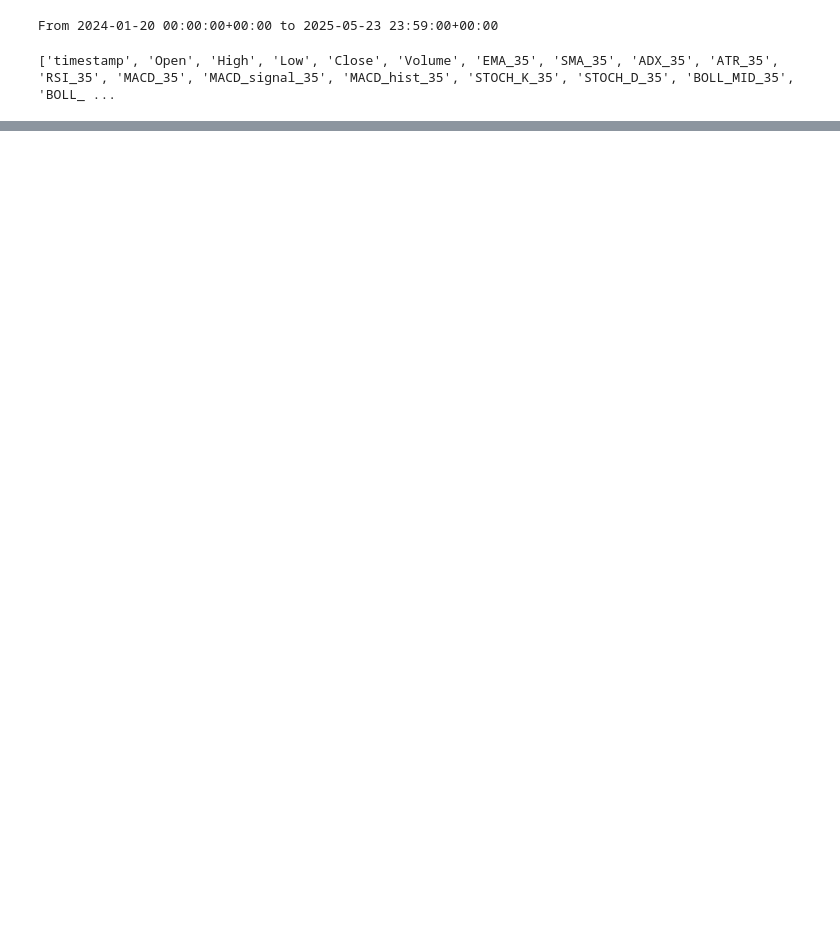
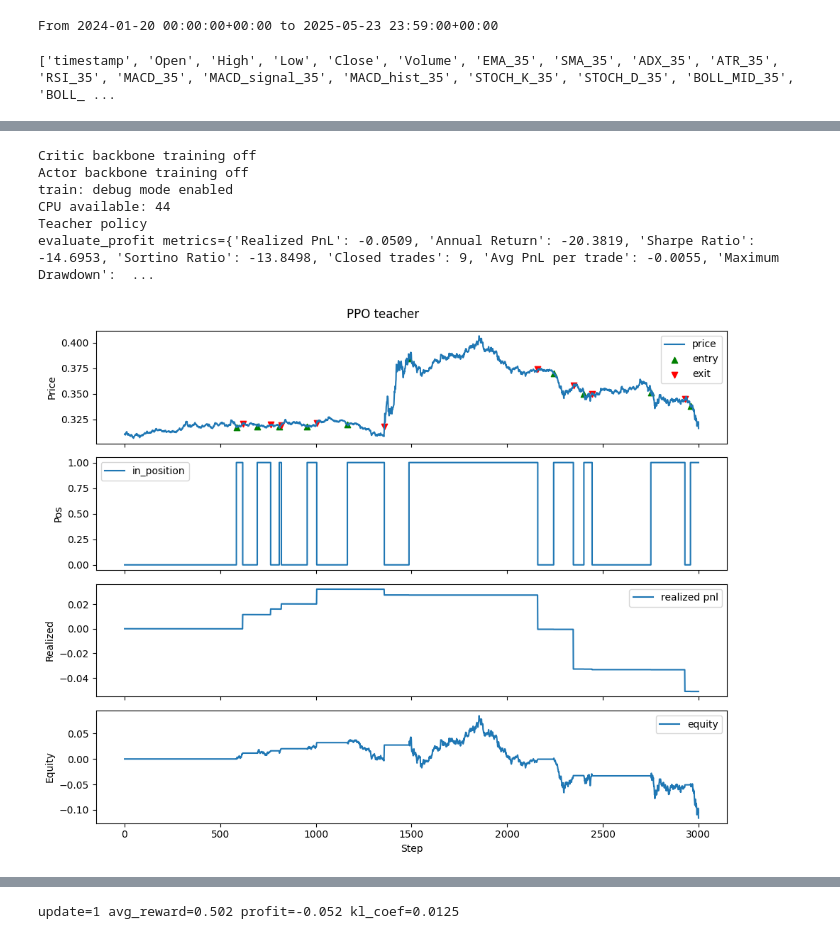
Before and after one commit to SIA86/pretrained_rl_ppo_model, a Jupyter notebook: RL_training.ipynb, the cells around one changed output, grey strips where cells are left out. Drawn from its saved outputs; the diff is of its cells as text; code cells hidden in the pictures; blank space fills up the shorter version.

```diff
--- a/RL_training.ipynb
+++ b/RL_training.ipynb
@@ -272,29 +413,28 @@ update=1 avg_reward=-0.081 profit=0.035 kl_coef=0.0810
 # @title Fine tuning
 
 # Параметры
-SPLITS = (0.8, 0.10, 0.10)
-SEQ_LEN = 5
-BEST_ACTOR_PATH = "/content/drive/MyDrive/stocks/pretrained_rl_ppo/ppo_weights/exp1/actor_final.weights.h5"
-BEST_CRITIC_PATH = "/content/drive/MyDrive/stocks/pretrained_rl_ppo/ppo_weights/exp1/critic_final.weights.h5"
+SL_MODEL_CONFIG = "/content/drive/MyDrive/stocks/pretrained_rl_ppo/sl_weights/exp1/config.joblib"
+PPO_SAVE_PATH = '/content/drive/MyDrive/stocks/pretrained_rl_ppo/ppo_weights/ft'
+CONFIG = joblib.load(SL_MODEL_CONFIG)
+
+SPLITS = (0.83, 0.12, 0.05)
+BEST_PATH = "/content/drive/MyDrive/stocks/pretrained_rl_ppo/ppo_weights/exp2/actor_best_1.weights.h5"
+BEST_CRITIC_PATH = "/content/drive/MyDrive/stocks/pretrained_rl_ppo/ppo_weights/exp2/critic_best_1.weights.h5"
 BEST_BACKBONE_PATH = ""
+FEATURES = CONFIG['features']
+ACCOUNT_F = CONFIG['state']
 
-FEE = 0.0002
-SLIPPAGE = 0.0001
-T = None
+# @title PPO training parameters
+PPO_SEQ_LEN = CONFIG['seq_len'] # ширина окна (такая же как при обучении SL)
+PPO_FEATURES_DIM = len(FEATURES) + len(ACCOUNT_F)
+PPO_NUM_ACTIONS = CONFIG['num_actions'] # кол-во возможных действий (такое же как при обучении SL)
+PPO_UNITS_PER_LAYER = CONFIG['units_per_layer'] #  кол-во нейронов (такое же как при обучении SL)
+PPO_DROPOUT = CONFIG['dropout']
 
-FEATURES = ['Open', 'High', 'Low', 'Close', 'Volume']
-for i in [189, 210, 217]:
-  inds = [f'EMA_{i}', f'SMA_{i}', f'ADX_{i}', f'ATR_{i}', f'RSI_{i}', f'MACD_{i}', f'MACD_signal_{i}', f'MACD_hist_{i}',
-      f'STOCH_K_{i}', f'STOCH_D_{i}', f'BOLL_MID_{i}', f'BOLL_UP_{i}', f'BOLL_DN_{i}',
-      f'CCI_{i}', f'WILLR_{i}', f'MFI_{i}', f'ROC_{i}', f'VWAP_{i}']
-  FEATURES = FEATURES + inds
-
-ACCOUNT_F = [
-    "Unreal_PnL", "Flat_Steps", "Hold_Steps", "Drawdown", "Pos",
-]
+# INDEXES = [("2024-05-01", 1000), ("2024-07-01", 500)]
 
 # PPO training parameters
-PPO_SEQ_LEN = SEQ_LEN
+PPO_SEQ_LEN = 5
 PPO_FEATURES_DIM = len(FEATURES) + len(ACCOUNT_F)
 PPO_SAVE_PATH = '/content/drive/MyDrive/stocks/pretrained_rl_ppo/ppo_weights/ft'
 PPO_NUM_ACTIONS = 4
@@ -304,16 +444,16 @@ PPO_DROPOUT = 0.5
 PPO_UPDATES = 2
 PPO_N_ENV = 10
 PPO_ROLLOUT = 256
-PPO_ACTOR_LR = 3e-4
+PPO_ACTOR_LR = 3e-3
 PPO_CRITIC_LR = 1e-3
-PPO_CLIP_RATIO = 0.2
+PPO_CLIP_RATIO = 1.5
 PPO_C1 = 0.5
-PPO_C2 = 0.01
+PPO_C2 = 0.02
 PPO_EPOCHS = 10
 PPO_BATCH_SIZE = 64
-PPO_TEACHER_KL = 0.0
-PPO_KL_DECAY = 0.0
-PPO_TARGET_KL = 0.0
+PPO_TEACHER_KL = 0.05
+PPO_KL_DECAY = 0.5
+PPO_TARGET_KL = 0.001
 PPO_MAX_GRAD_NORM = 0.5
 PPO_VAL_INTERVAL = 1
 PPO_DEBUG = True
@@ -321,8 +461,8 @@ PPO_FUNE_TUNE = True
 
 TRAIN_CFG = EnvConfig(
     mode=1,
-    fee=FEE,
-    spread=SLIPPAGE,
+    fee=0.0002,
+    spread=0.0001,
     leverage=1.0,
     max_steps=PPO_ROLLOUT+PPO_SEQ_LEN,
     reward_scale=1.0,
@@ -333,10 +473,10 @@ TRAIN_CFG = EnvConfig(
 
 VAL_CFG = EnvConfig(
     mode=1,
-    fee=FEE,
-    spread=SLIPPAGE,
+    fee=0.0002,
+    spread=0.0001,
     leverage=1.0,
-    max_steps=3000,
+    max_steps=5000,
     reward_scale=1.0,
     use_log_reward=False,
     time_penalty=0.0,
@@ -346,34 +486,42 @@ VAL_CFG = EnvConfig(
 actor, critic, train_log, val_log = train(
     ppo_train_df,
     ppo_val_df,
-    ppo_test_df,
     TRAIN_CFG,
     VAL_CFG,
     PPO_FEATURES_DIM,
     FEATURES,
     seq_len = PPO_SEQ_LEN,
     teacher_weights = BEST_PATH,
     critic_weights = BEST_CRITIC_PATH,
     backbone_weights = BEST_BACKBONE_PATH,
     save_path = PPO_SAVE_PATH,
     num_actions = PPO_NUM_ACTIONS,
     units_per_layer = PPO_UNITS_PER_LAYER,
     dropout = PPO_DROPOUT,
     updates = PPO_UPDATES,
     n_env = PPO_N_ENV,
     rollout = PPO_ROLLOUT,
     actor_lr = PPO_ACTOR_LR,
     critic_lr = PPO_CRITIC_LR,
     clip_ratio = PPO_CLIP_RATIO,
     c1 = PPO_C1,
     c2 = PPO_C2,
     epochs = PPO_EPOCHS,
     batch_size = PPO_BATCH_SIZE,
     teacher_kl = PPO_TEACHER_KL,
     kl_decay = PPO_KL_DECAY,
     max_grad_norm = PPO_MAX_GRAD_NORM,
     target_kl = PPO_TARGET_KL,
     val_interval = PPO_VAL_INTERVAL,
+    # index_ranges = INDEXES,
     debug = PPO_DEBUG,
     fine_tune = PPO_FUNE_TUNE
 )
+# %% [output]
+Critic backbone training off
+Actor backbone training off
+train: debug mode enabled
+CPU available: 44
+Teacher policy
+evaluate_profit metrics={'Realized PnL': -0.0509, 'Annual Return': -20.3819, 'Sharpe Ratio': -14.6953, 'Sortino Ratio': -13.8498, 'Closed trades': 9, 'Avg PnL per trade': -0.0055, 'Maximum Drawdown':  ...
+[figure, added]
@@ -380,2 +564,3 @@ actor, critic, train_log, val_log = train(
+update=1 avg_reward=0.502 profit=-0.052 kl_coef=0.0125
 # %%
 # @title Test simulation
```
Also changed, not shown: parts of 7 cells of this notebook, 17 other files.
